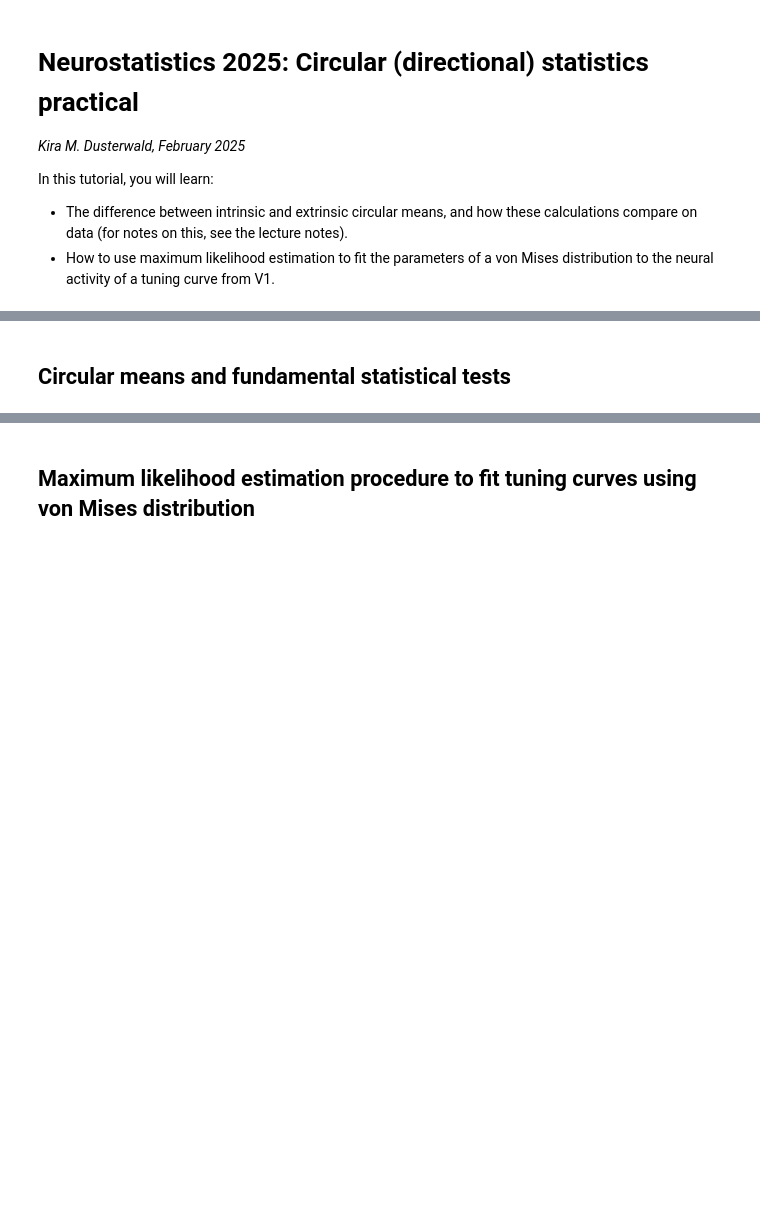
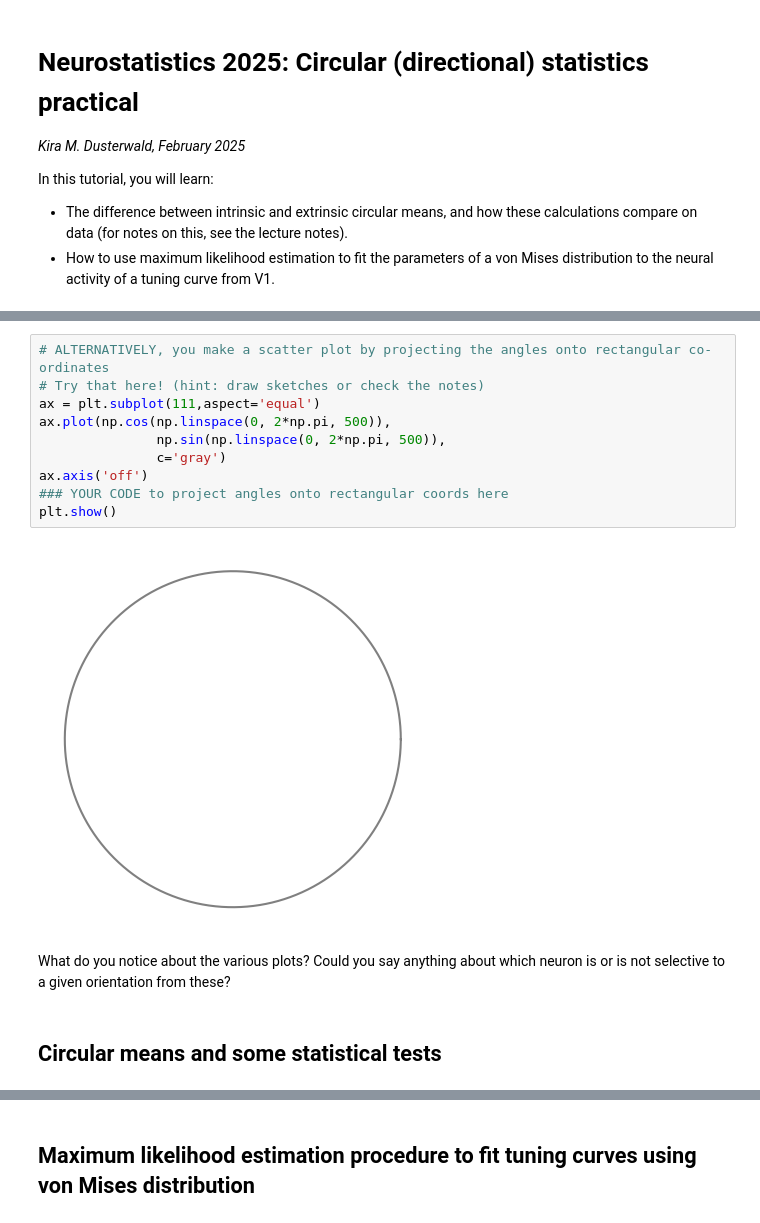
Before and after one commit to kiradust/cog_modelling_tutorials, a Jupyter notebook: directional_statistics_practical.ipynb, the cells around one changed output, grey strips where cells are left out. Cells and saved outputs as stored; diff of their text form; blank space fills up the shorter version.

```diff
--- a/directional_statistics_practical.ipynb
+++ b/directional_statistics_practical.ipynb
@@ -28,5 +72,19 @@ Represent the data either proportional to activity, or as a collection of points
+# %%
+# ALTERNATIVELY, you make a scatter plot by projecting the angles onto rectangular co-ordinates
+# Try that here! (hint: draw sketches or check the notes)
+ax = plt.subplot(111,aspect='equal')
+ax.plot(np.cos(np.linspace(0, 2*np.pi, 500)),
+               np.sin(np.linspace(0, 2*np.pi, 500)),
+               c='gray')
+ax.axis('off')
+### YOUR CODE to project angles onto rectangular coords here
+plt.show()
+# %% [output]
+[figure, added]
+# %% [markdown]
+What do you notice about the various plots? Could you say anything about which neuron is or is not selective to a given orientation from these?
 # %% [markdown]
-## Circular means and fundamental statistical tests
+## Circular means and some statistical tests
 # %% [markdown]
 ### Task 2: Calculate the circular mean in different ways.
 
```
Also changed, not shown: parts of 19 cells of this notebook.
